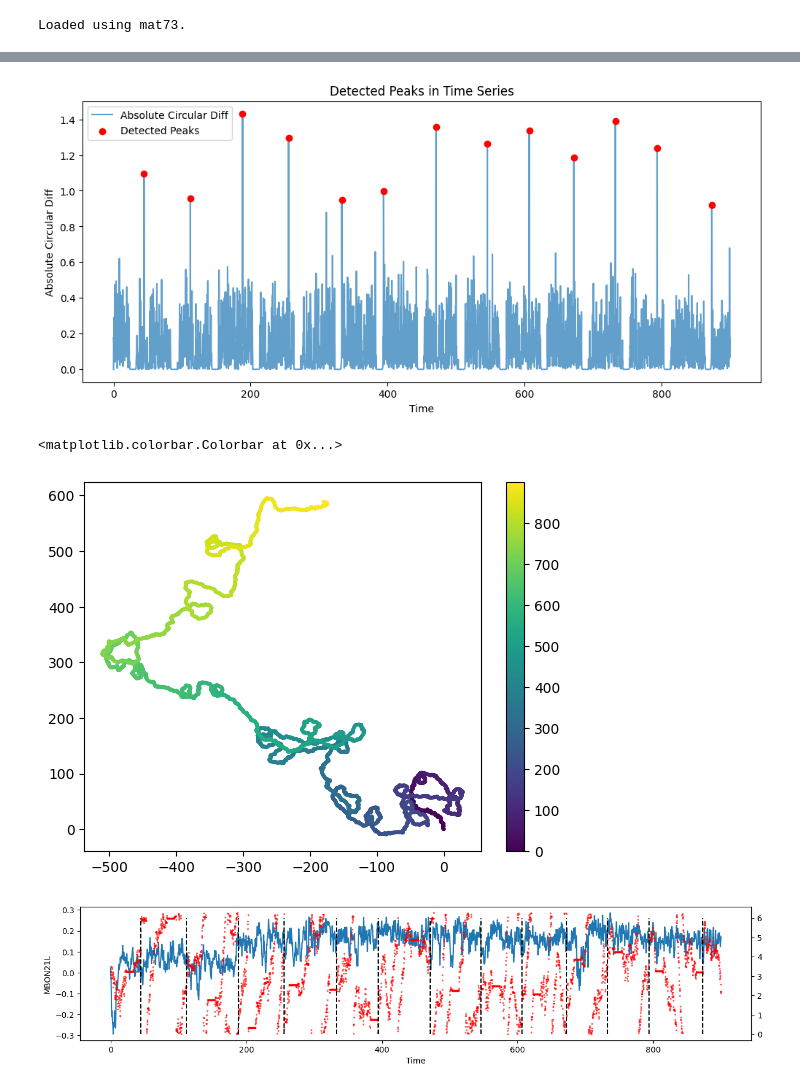
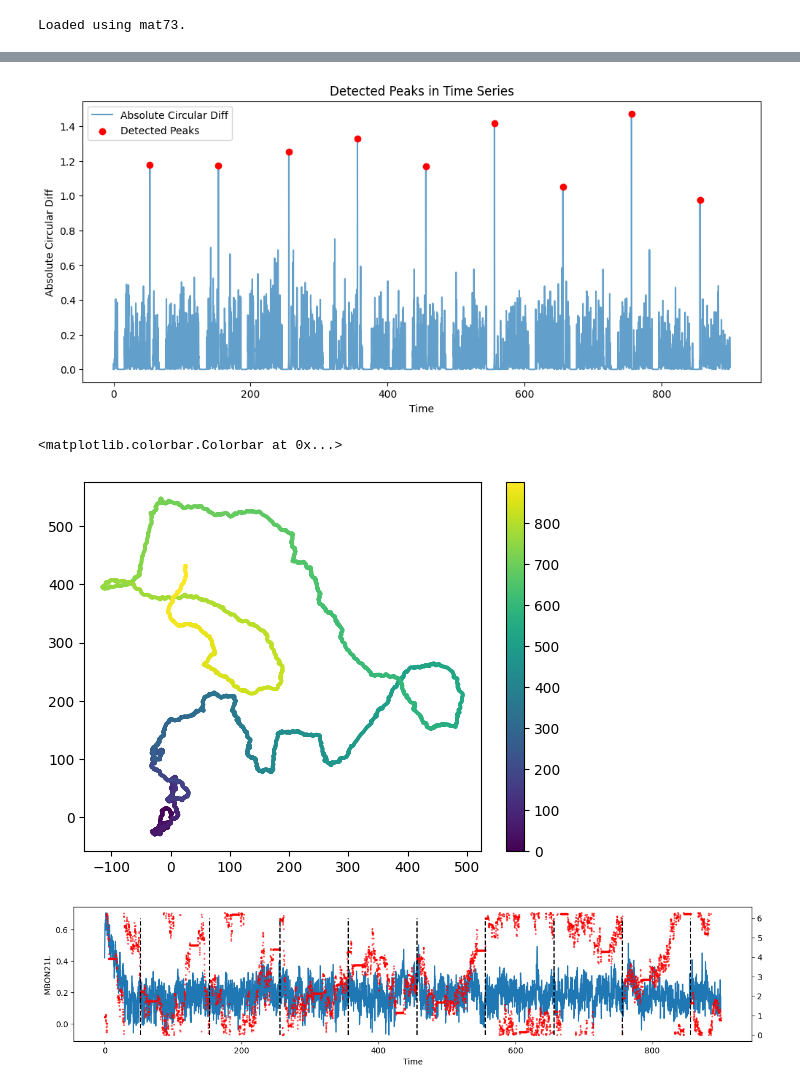
Before and after one commit to jingxuanf0214/thesis-2p-behavior-align, a Jupyter notebook: imaging/visualizations_jump.ipynb, the cells around one changed output, grey strips where cells are left out. Saved outputs shown, nothing was run; the diff lists cells and outputs as text; code cells hidden in the pictures.

```diff
--- a/imaging/visualizations_jump.ipynb
+++ b/imaging/visualizations_jump.ipynb
@@ -191,12 +191,38 @@ def get_roi_seq_2(roi_df, trial_number):
         fr1_seq = None
 
     return np.array(roi_names), hdeltab_index, epg_index, fr1_index, hdeltab_seq, epg_seq, fr1_seq
+# %%
+def calculate_pva_hdeltab(activity_matrix, neural_df):
+    num_neurons, time_steps = activity_matrix.shape
+    directions = np.linspace(0, 2*np.pi, num_neurons, endpoint=False)
+
+    # Calculate vector components for each neuron's activity
+    x_components = np.cos(directions)[:, np.newaxis] * activity_matrix
+    y_components = np.sin(directions)[:, np.newaxis] * activity_matrix
+
+    # Sum components across neurons for each time step
+    sum_x = np.sum(x_components, axis=0)
+    sum_y = np.sum(y_components, axis=0)
+
+    # Calculate PVA for each time step
+    pva_phase = np.arctan2(sum_y, sum_x)  # Phase in radians
+    pva_amplitude = np.sqrt(sum_x**2 + sum_y**2)  # Magnitude of the vector
+
+    # Compute baseline: mean activity across neurons for each time step
+    baseline = np.mean(activity_matrix, axis=0)
+
+    # Save computed values into neural_df
+    neural_df['phase'] = pva_phase
+    neural_df['amplitude'] = pva_amplitude
+    neural_df['baseline'] = baseline
+
+    return neural_df
 # %%
 base_path = "//research.files.med.harvard.edu/neurobio/wilsonlab/Jingxuan/standby/"
-folder_name = "20250219-2_MBON21hDeltaB_noodor"
+folder_name = "20250302-2_MBON09hDeltaB_barhold"
 example_path_data = base_path+f"{folder_name}/data/"
 example_path_results = base_path+f"{folder_name}/results/"
-trial_num = 5
+trial_num = 3
 bar_jump = True
 is_mat73, roi_df, dff_raw = imaging_behavior_functions.load_intermediate_mat_new(example_path_data,trial_num)
 roi_names, hdeltab_index, epg_index, fr1_index, hdeltab_sequence, epg_sequence, fr1_sequence = get_roi_seq_2(roi_df, trial_num)
@@ -206,12 +232,14 @@ roi_kw = 'hDeltaB'
 roi_kw2 = 'CRE'
 if len([col for col in neural_df.columns if roi_kw.lower() in col.lower()])>0:
     roi_mtx = imaging_behavior_functions.extract_heatmap_2(neural_df, roi_kw, roi_kw2)
-    neural_df,paramfit_df = imaging_behavior_functions.fit_sinusoid(neural_df,roi_mtx)
+    #neural_df,paramfit_df = imaging_behavior_functions.fit_sinusoid(neural_df,roi_mtx)
+    neural_df = calculate_pva_hdeltab(roi_mtx.T, neural_df)
+
 behav_df, neural_df_new = imaging_behavior_functions.load_matfile_to_df(example_path_data, folder_name, trial_num,is_odor_trial=True)
 behav_df = imaging_behavior_functions.rename_dataframe(behav_df)
 if bar_jump:
     behav_df = imaging_behavior_functions.compute_absolute_circular_diff(behav_df)
-    behav_df = imaging_behavior_functions.detect_local_peaks(behav_df, init_t=0, prominence=0.1, min_time_gap=60)
+    behav_df = imaging_behavior_functions.detect_local_peaks(behav_df, init_t=0, prominence=0.1, min_time_gap=95)
 #behav_df = imaging_behavior_functions.detect_jumps_unwrapped(behav_df, 'heading', 'time', jump_threshold=np.pi/4, min_time_between_jumps=60)
 behav_df = imaging_behavior_functions.make_df_behavior_new(behav_df)
 #behav_df, block_boundaries = imaging_behavior_functions.label_blocks_5_v2(behav_df,50,time_lengths=[300,120,300],detection_threshold=0.05,required_consecutive=5)
@@ -262,13 +289,13 @@ plt.legend()
 plt.title("Detected Peaks in Time Series")
 plt.show()
 # %% [output]
-[figure, old version]
+[figure, new version]
 # %%
 fig = plt.scatter(behav_df.xPos,behav_df.yPos,s=3,c = behav_df.time)
 plt.colorbar(fig)
 # %% [output]
 <matplotlib.colorbar.Colorbar at 0x...>
-[figure, old version]
+[figure, new version]
 # %%
 def plot_aligned_traces(
     df, binary_col, query_col, time_col, color_col=None, align_to="on", window=(-1, 1), bins=None, is_circular=False
@@ -354,23 +491,23 @@ def plot_aligned_traces(
 # %%
 fig, ax = plt.subplots(1, 1, figsize=(15, 3))
 idx1 = 0
 idx2 = -1
-ax.plot(neural_df.time[idx1:idx2], neural_df['MBON21R'][idx1:idx2])
+ax.plot(neural_df.time[idx1:idx2], neural_df['MBON09R'][idx1:idx2])
 ax2 = ax.twinx()
 ax2.scatter(behav_df.time[idx1:idx2], behav_df.heading[idx1:idx2], color='red',s = 2, alpha=0.5)
 # Extracting indices where jump_detected is 1
 jump_indices = behav_df[behav_df['jump_detected'] == 1].index
 
 # Plotting all vertical lines in a single call
 ax2.vlines(behav_df.time[jump_indices], ymin=0, ymax=6, colors='black', linestyles='--', label='Jump Detected')
 
 # Add labels and legends
 ax.set_xlabel('Time')
 ax.set_ylabel('MBON21L')
 #ax.set_xlim(behav_df.time[idx1], behav_df.time[idx2])
 #ax.legend()
 
 plt.show()
 # %% [output]
-[figure, old version]
+[figure, new version]
 # %%
```
Also changed, not shown: parts of 13 cells of this notebook, 2 other files.
